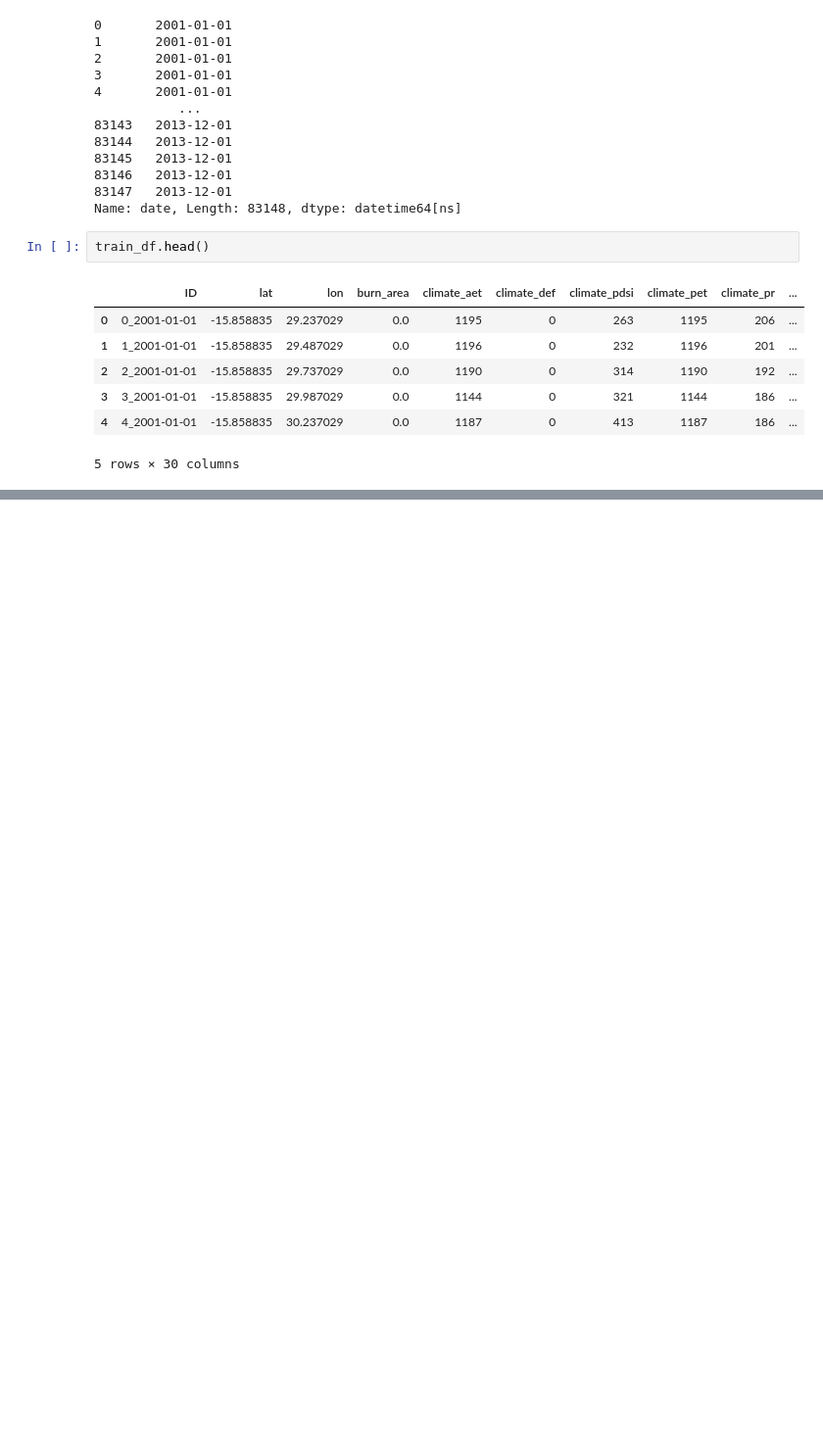
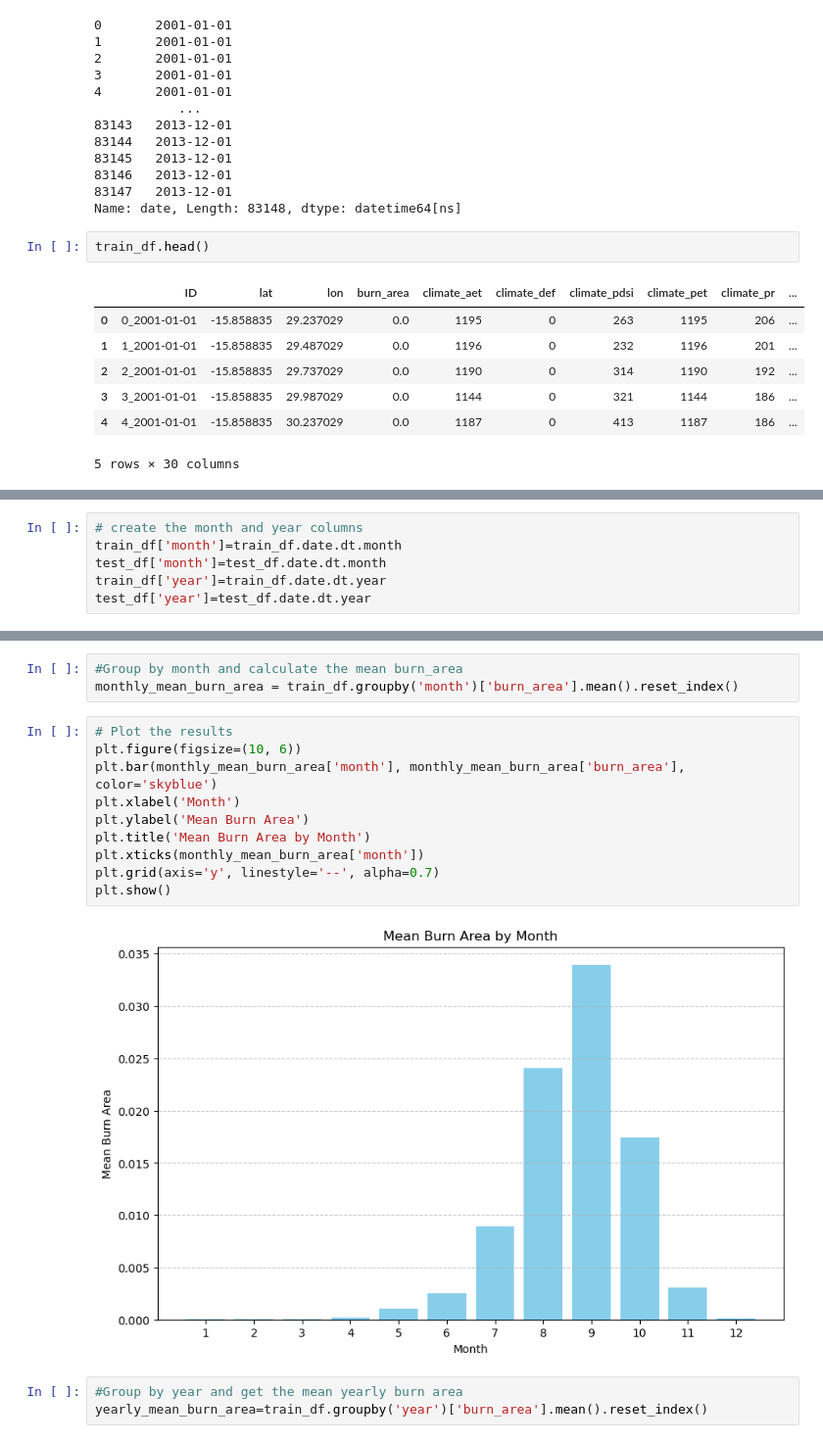
Before and after one commit to JoanChesire/Zindi_Wildfire-Prediction-Challenge, a Jupyter notebook: wildfire_prediction.ipynb, the cells around one changed output, grey strips where cells are left out. Shown: that part at 98% size. Saved outputs shown, nothing was run; the diff lists cells and outputs as text; blank space fills up the shorter version.

Commit message:
Visualizing and analysing mean burn area by month and year

```diff
--- a/wildfire_prediction.ipynb
+++ b/wildfire_prediction.ipynb
@@ -272,0 +271,6 @@ train_df.head()
+# %%
+# create the month and year columns
+train_df['month']=train_df.date.dt.month
+test_df['month']=test_df.date.dt.month
+train_df['year']=train_df.date.dt.year
+test_df['year']=test_df.date.dt.year
@@ -272,0 +287,18 @@ train_df.head()
+# %%
+#Group by month and calculate the mean burn_area
+monthly_mean_burn_area = train_df.groupby('month')['burn_area'].mean().reset_index()
+# %%
+# Plot the results
+plt.figure(figsize=(10, 6))
+plt.bar(monthly_mean_burn_area['month'], monthly_mean_burn_area['burn_area'], color='skyblue')
+plt.xlabel('Month')
+plt.ylabel('Mean Burn Area')
+plt.title('Mean Burn Area by Month')
+plt.xticks(monthly_mean_burn_area['month'])
+plt.grid(axis='y', linestyle='--', alpha=0.7)
+plt.show()
+# %% [output]
+[figure, added]
+# %%
+#Group by year and get the mean yearly burn area
+yearly_mean_burn_area=train_df.groupby('year')['burn_area'].mean().reset_index()
```
Also changed, not shown: parts of 3 cells of this notebook.
